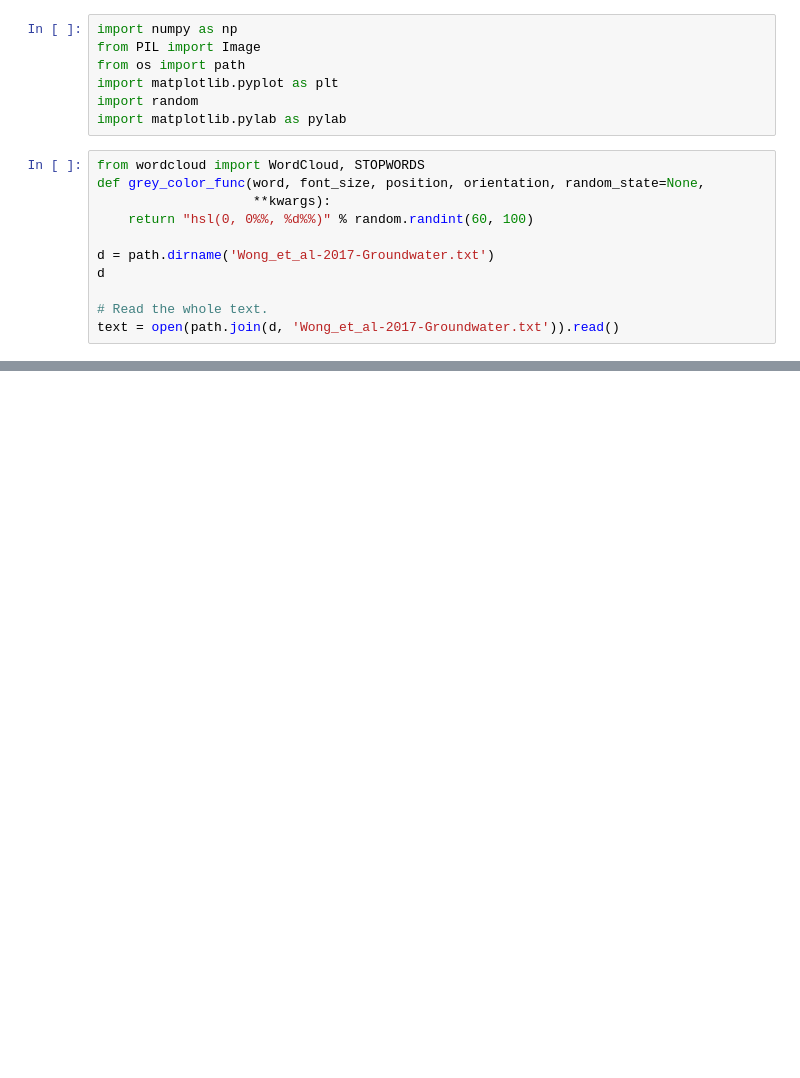
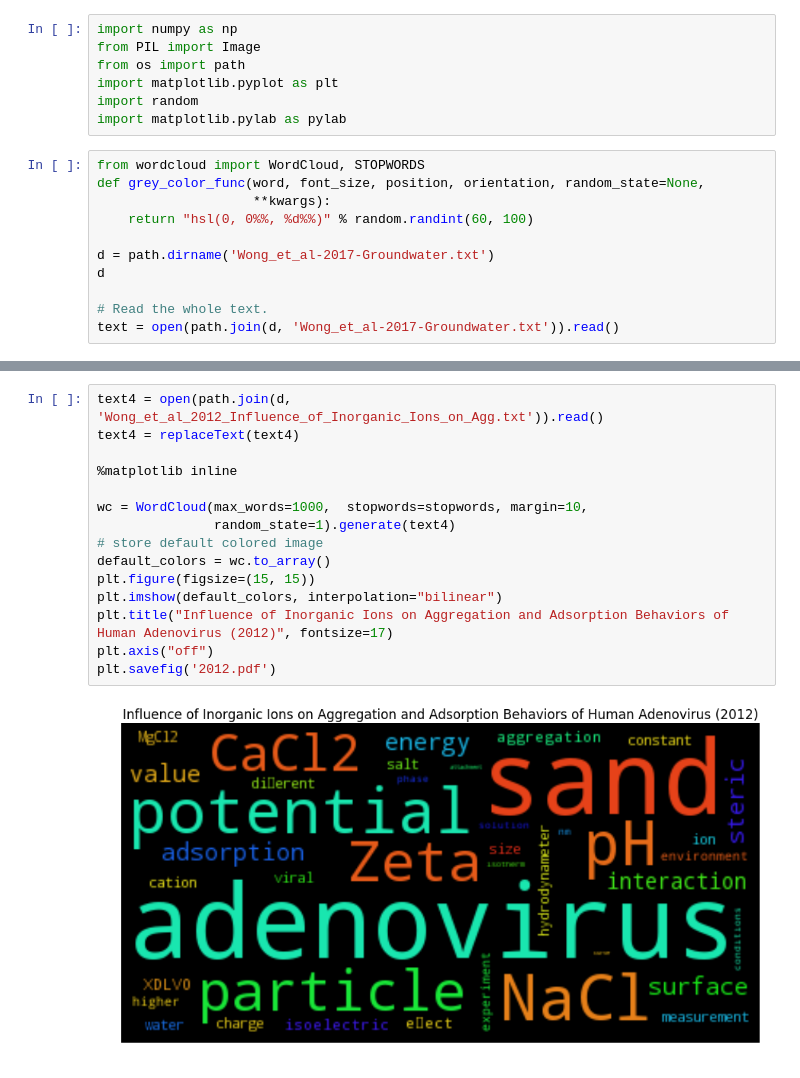
Before and after one commit to kelvinfrog/Python-projects-from-classes, a Jupyter notebook: WordCloud/WordCloud_of_my_research.ipynb, the cells around one changed output, grey strips where cells are left out. Cells and saved outputs as stored; diff of their text form; blank space fills up the shorter version.

Commit message:
Updated word cloud iphynb

```diff
--- a/WordCloud/WordCloud_of_my_research.ipynb
+++ b/WordCloud/WordCloud_of_my_research.ipynb
@@ -156,0 +152,17 @@ plt.show()
+# %%
+text4 = open(path.join(d, 'Wong_et_al_2012_Influence_of_Inorganic_Ions_on_Agg.txt')).read()
+text4 = replaceText(text4)
+
+%matplotlib inline
+
+wc = WordCloud(max_words=1000,  stopwords=stopwords, margin=10,
+               random_state=1).generate(text4)
+# store default colored image
+default_colors = wc.to_array()
+plt.figure(figsize=(15, 15))
+plt.imshow(default_colors, interpolation="bilinear")
+plt.title("Influence of Inorganic Ions on Aggregation and Adsorption Behaviors of Human Adenovirus (2012)", fontsize=17)
+plt.axis("off")
+plt.savefig('2012.pdf')
+# %% [output]
+[figure, added]
```
Also changed, not shown: parts of 9 cells of this notebook, 2 other files.
